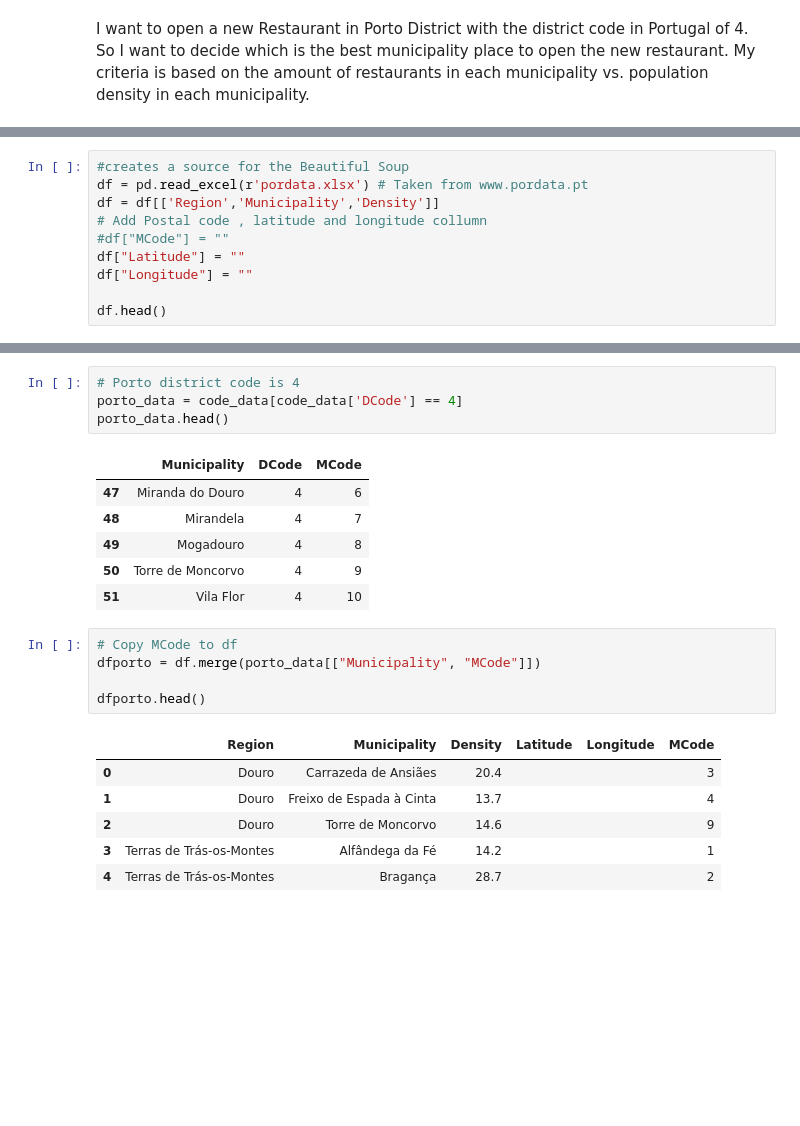
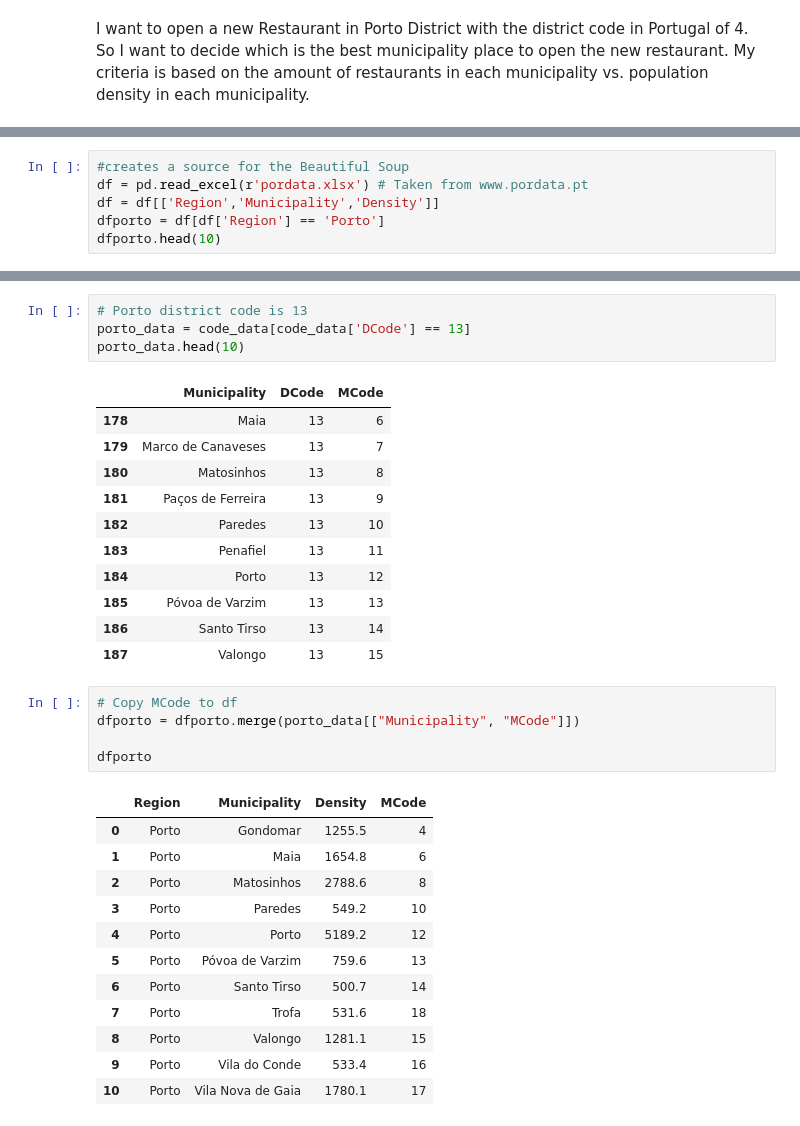
Before and after one commit to cfernandesINEGI/Coursera-Capstone, a Jupyter notebook: Coursera Capstone Final Project.ipynb, the cells around one changed output, grey strips where cells are left out. Cells and saved outputs as stored; diff of their text form; blank space fills up the shorter version.

```diff
--- a/Coursera Capstone Final Project.ipynb
+++ b/Coursera Capstone Final Project.ipynb
@@ -9,10 +23,6 @@ import pandas as pd
 #creates a source for the Beautiful Soup
 df = pd.read_excel(r'pordata.xlsx') # Taken from www.pordata.pt
 df = df[['Region','Municipality','Density']]
-# Add Postal code , latitude and longitude collumn
-#df["MCode"] = ""
-df["Latitude"] = ""
-df["Longitude"] = ""
-
-df.head()
+dfporto = df[df['Region'] == 'Porto']
+dfporto.head(10)
 # %% [output]
@@ -38,23 +57,34 @@ code_data.head()
 # %%
-# Porto district code is 4
-porto_data = code_data[code_data['DCode'] == 4]
-porto_data.head()
+# Porto district code is 13
+porto_data = code_data[code_data['DCode'] == 13]
+porto_data.head(10)
 # %% [output]
 |  | Municipality | DCode | MCode |
-| 47 | Miranda do Douro | 4 | 6 |
-| 48 | Mirandela | 4 | 7 |
-| 49 | Mogadouro | 4 | 8 |
-| 50 | Torre de Moncorvo | 4 | 9 |
-| 51 | Vila Flor | 4 | 10 |
+| 178 | Maia | 13 | 6 |
+| 179 | Marco de Canaveses | 13 | 7 |
+| 180 | Matosinhos | 13 | 8 |
+| 181 | Paços de Ferreira | 13 | 9 |
+| 182 | Paredes | 13 | 10 |
+| 183 | Penafiel | 13 | 11 |
+| 184 | Porto | 13 | 12 |
+| 185 | Póvoa de Varzim | 13 | 13 |
+| 186 | Santo Tirso | 13 | 14 |
+| 187 | Valongo | 13 | 15 |
 # %%
 # Copy MCode to df
-dfporto = df.merge(porto_data[["Municipality", "MCode"]])
+dfporto = dfporto.merge(porto_data[["Municipality", "MCode"]])
 
-dfporto.head()
+dfporto
 # %% [output]
-|  | Region | Municipality | Density | Latitude | Longitude | MCode |
-| 0 | Douro | Carrazeda de Ansiães | 20.4 |  |  | 3 |
-| 1 | Douro | Freixo de Espada à Cinta | 13.7 |  |  | 4 |
-| 2 | Douro | Torre de Moncorvo | 14.6 |  |  | 9 |
-| 3 | Terras de Trás-os-Montes | Alfândega da Fé | 14.2 |  |  | 1 |
-| 4 | Terras de Trás-os-Montes | Bragança | 28.7 |  |  | 2 |
+|  | Region | Municipality | Density | MCode |
+| 0 | Porto | Gondomar | 1255.5 | 4 |
+| 1 | Porto | Maia | 1654.8 | 6 |
+| 2 | Porto | Matosinhos | 2788.6 | 8 |
+| 3 | Porto | Paredes | 549.2 | 10 |
+| 4 | Porto | Porto | 5189.2 | 12 |
+| 5 | Porto | Póvoa de Varzim | 759.6 | 13 |
+| 6 | Porto | Santo Tirso | 500.7 | 14 |
+| 7 | Porto | Trofa | 531.6 | 18 |
+| 8 | Porto | Valongo | 1281.1 | 15 |
+| 9 | Porto | Vila do Conde | 533.4 | 16 |
+| 10 | Porto | Vila Nova de Gaia | 1780.1 | 17 |
```
Also changed, not shown: parts of 10 cells of this notebook.
